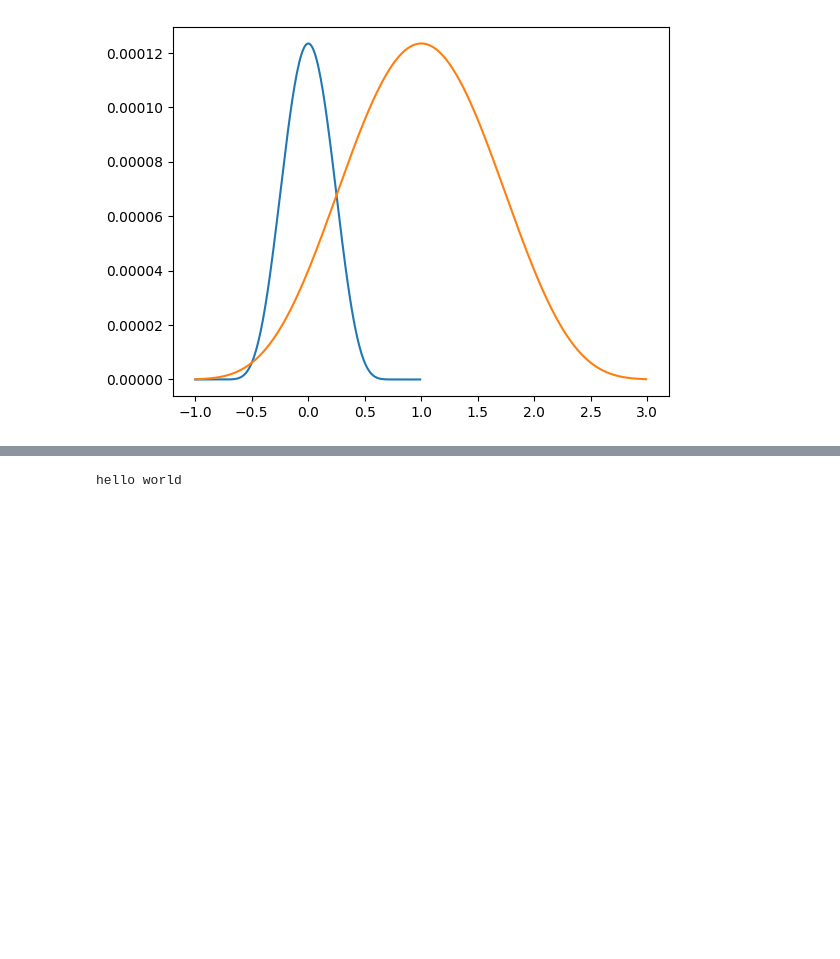
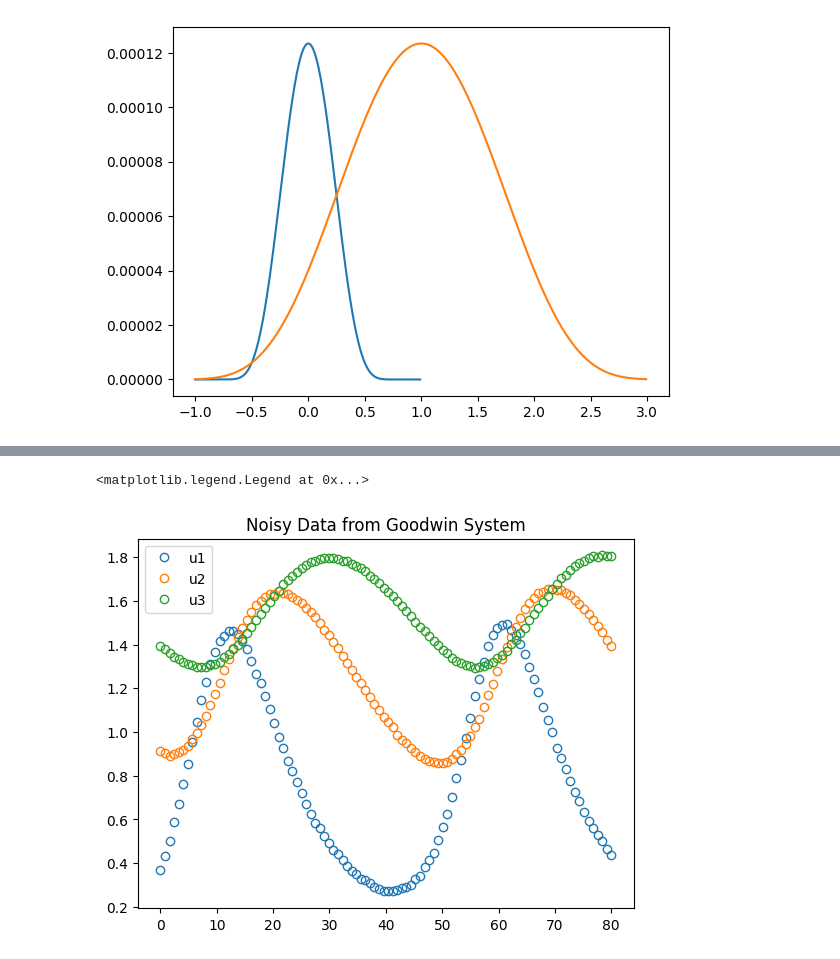
Before and after one commit to jackkrebsbach/wendy.R, a Jupyter notebook: exploration/test_functions.ipynb, the cells around one changed output, grey strips where cells are left out. Saved outputs shown, nothing was run; the diff lists cells and outputs as text; code cells hidden in the pictures; blank space fills up the shorter version.

```diff
--- a/exploration/test_functions.ipynb
+++ b/exploration/test_functions.ipynb
@@ -85,5 +29 @@ plt.legend()
-# %%
-print('hello world')
-# %% [output]
-hello world
 # %%
@@ -129,3 +33,48 @@ def getSystemInfo(npoints = 100, t_span = [0, 20]):
+# %%
+def goodwin_3d(t, u, p):
+    du1 = p[0] / (2.15 + p[2] * u[2]**p[3]) - p[1] * u[0]
+    du2 = p[4] * u[0] - p[5] * u[1]
+    du3 = p[6] * u[1] - p[7] * u[2]
+    return [du1, du2, du3]
+
+# Example from Nic's Julia code
+def getSystemInfo(npoints=100, t_span=[0, 80], noise_ratio=0.1):
+    t_eval = np.linspace(t_span[0], t_span[1], npoints)
+    u0 = [0.3617, 0.9137, 1.3934]
+    p_star = [3.4884, 0.0969, 1, 10, 0.0969, 0.0581, 0.0969, 0.0775]
+
+    sol = solve_ivp(
+        goodwin_3d,
+        t_span,
+        u0,
+        args=(p_star,),
+        dense_output=True,
+        rtol=1e-8,
+        atol=1e-10,
+        t_eval=t_eval,
+    )
+
+    tt = sol.t
+    u_star = sol.y.T
+
+    noise = np.random.randn(npoints, 3) * (noise_ratio * np.std(u_star, axis=0))
+    u_noisy = u_star + noise
+
+    return u_noisy, tt
+
+[U, t] = getSystemInfo(noise_ratio=0.01)
+u1, u2, u3 = U[:, 0], U[:, 1], U[:,2]
+
+plt.clf()
+plt.title("Noisy Data from Goodwin System")
+plt.plot(t, u1, marker="o", linestyle="None", markerfacecolor="none", label="u1")
+plt.plot(t, u2, marker="o", linestyle="None", markerfacecolor="none", label="u2")
+plt.plot(t, u3, marker="o", linestyle="None", markerfacecolor="none", label="u3")
+
+plt.legend()
+# %% [output]
+<matplotlib.legend.Legend at 0x...>
+[figure, new version]
 # %%
 def sanitize_radius_params(U, tt, radius_min_time=0.01, radius_max_time=5, radius_params=np.linspace(1, 12, 12)):
     len_tt = len(tt)  # length of time array
```
Also changed, not shown: parts of 6 cells of this notebook.
